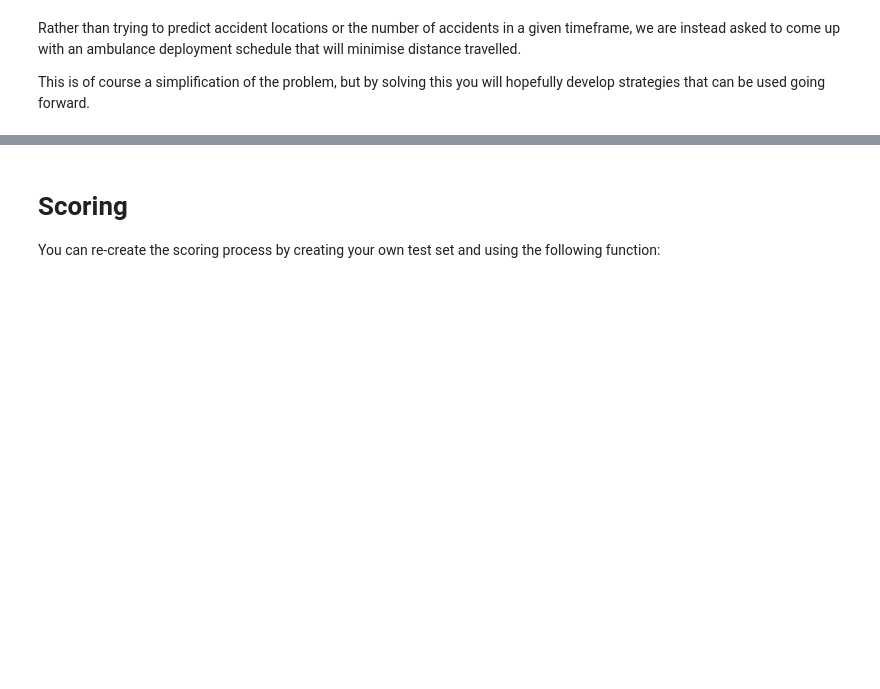
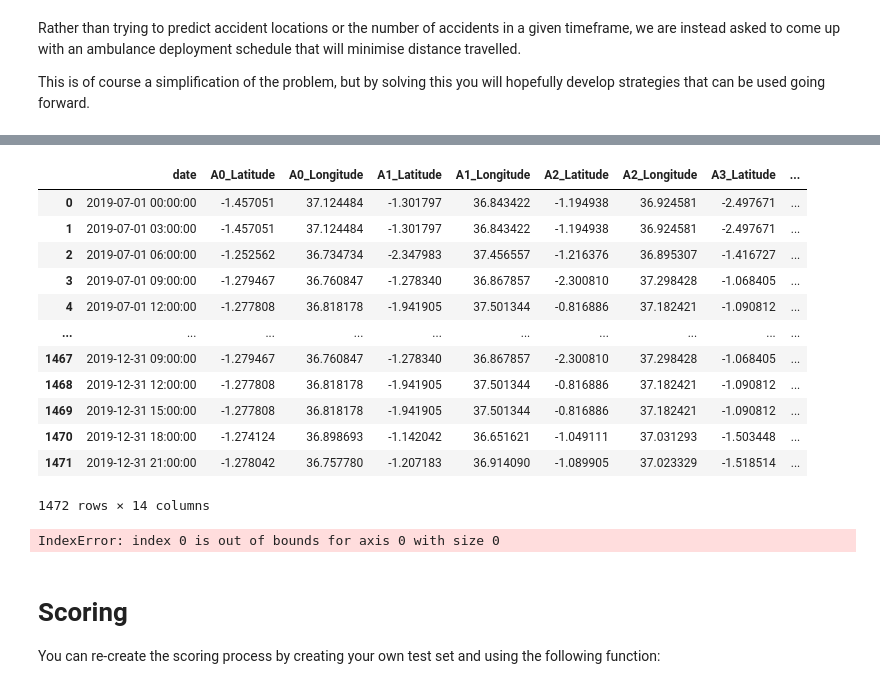
Before and after one commit to Jabor047/ihub2020, a Jupyter notebook: Uber_Nairobi_Ambulance_Perambulation_Challenge.ipynb, the cells around one changed output, grey strips where cells are left out. Cells and saved outputs as stored; diff of their text form; code cells hidden in the pictures; blank space fills up the shorter version.

```diff
--- a/Uber_Nairobi_Ambulance_Perambulation_Challenge.ipynb
+++ b/Uber_Nairobi_Ambulance_Perambulation_Challenge.ipynb
@@ -291,0 +285,38 @@ ss.head()
+# %%
+dfKujaribu = ss.copy()
+dfKujaribu['hour'] = dfKujaribu.date.dt.hour
+for i in range(6):
+    dfKujaribu.loc[dfKujaribu['hour']<=3, 'A'+str(i)+'_Latitude'] = pointsList[0].iloc[i, 0]
+    dfKujaribu.loc[dfKujaribu['hour']<=3, 'A'+str(i)+'_Longitude'] = pointsList[0].iloc[i, 1]
+
+    dfKujaribu.loc[(dfKujaribu['hour'] > 3) & (dfKujaribu['hour'] <= 7), 'A'+str(i)+'_Latitude'] = pointsList[1].iloc[i, 0]
+    dfKujaribu.loc[(dfKujaribu['hour'] > 3) & (dfKujaribu['hour'] <= 7), 'A'+str(i)+'_Longitude'] = pointsList[1].iloc[i, 1]
+
+    dfKujaribu.loc[(dfKujaribu['hour'] > 7) & (dfKujaribu['hour'] <= 11), 'A'+str(i)+'_Latitude'] = pointsList[2].iloc[i, 0]
+    dfKujaribu.loc[(dfKujaribu['hour'] > 7) & (dfKujaribu['hour'] <= 11), 'A'+str(i)+'_Longitude'] = pointsList[2].iloc[i, 1]
+
+    dfKujaribu.loc[(dfKujaribu['hour'] > 11) & (dfKujaribu['hour'] <= 15), 'A'+str(i)+'_Latitude'] = pointsList[3].iloc[i, 0]
+    dfKujaribu.loc[(dfKujaribu['hour'] > 11) & (dfKujaribu['hour'] <= 15), 'A'+str(i)+'_Longitude'] = pointsList[3].iloc[i, 1]
+
+    dfKujaribu.loc[(dfKujaribu['hour'] > 15) & (dfKujaribu['hour'] <= 19), 'A'+str(i)+'_Latitude'] = pointsList[4].iloc[i, 0]
+    dfKujaribu.loc[(dfKujaribu['hour'] > 15) & (dfKujaribu['hour'] <= 19), 'A'+str(i)+'_Longitude'] = pointsList[4].iloc[i, 1]
+
+    dfKujaribu.loc[(dfKujaribu['hour'] > 19) & (dfKujaribu['hour'] <= 23), 'A'+str(i)+'_Latitude'] = pointsList[5].iloc[i, 0]
+    dfKujaribu.loc[(dfKujaribu['hour'] > 19) & (dfKujaribu['hour'] <= 23), 'A'+str(i)+'_Longitude'] = pointsList[5].iloc[i, 1]
+
+
+dfKujaribu
+# %% [output]
+|  | date | A0_Latitude | A0_Longitude | A1_Latitude | A1_Longitude | A2_Latitude | A2_Longitude | A3_Latitude | ... |
+| 0 | 2019-07-01 00:00:00 | -1.457051 | 37.124484 | -1.301797 | 36.843422 | -1.194938 | 36.924581 | -2.497671 | ... |
+| 1 | 2019-07-01 03:00:00 | -1.457051 | 37.124484 | -1.301797 | 36.843422 | -1.194938 | 36.924581 | -2.497671 | ... |
+| 2 | 2019-07-01 06:00:00 | -1.252562 | 36.734734 | -2.347983 | 37.456557 | -1.216376 | 36.895307 | -1.416727 | ... |
+| 3 | 2019-07-01 09:00:00 | -1.279467 | 36.760847 | -1.278340 | 36.867857 | -2.300810 | 37.298428 | -1.068405 | ... |
+| 4 | 2019-07-01 12:00:00 | -1.277808 | 36.818178 | -1.941905 | 37.501344 | -0.816886 | 37.182421 | -1.090812 | ... |
+| ... | ... | ... | ... | ... | ... | ... | ... | ... | ... |
+| 1467 | 2019-12-31 09:00:00 | -1.279467 | 36.760847 | -1.278340 | 36.867857 | -2.300810 | 37.298428 | -1.068405 | ... |
+| 1468 | 2019-12-31 12:00:00 | -1.277808 | 36.818178 | -1.941905 | 37.501344 | -0.816886 | 37.182421 | -1.090812 | ... |
+| 1469 | 2019-12-31 15:00:00 | -1.277808 | 36.818178 | -1.941905 | 37.501344 | -0.816886 | 37.182421 | -1.090812 | ... |
+| 1470 | 2019-12-31 18:00:00 | -1.274124 | 36.898693 | -1.142042 | 36.651621 | -1.049111 | 37.031293 | -1.503448 | ... |
+| 1471 | 2019-12-31 21:00:00 | -1.278042 | 36.757780 | -1.207183 | 36.914090 | -1.089905 | 37.023329 | -1.518514 | ... |
+1472 rows × 14 columns
@@ -292,3 +325,9 @@ ss.head()
+# %%
+# Test set
+reference = df.loc[df.datetime > '2019-01-01'] # Using 2019 as our test set
+score(dfKujaribu, reference)
+# %% [output]
+IndexError: index 0 is out of bounds for axis 0 with size 0
 # %% [markdown]
 # Scoring
 
```
Also changed, not shown: parts of 9 cells of this notebook.
